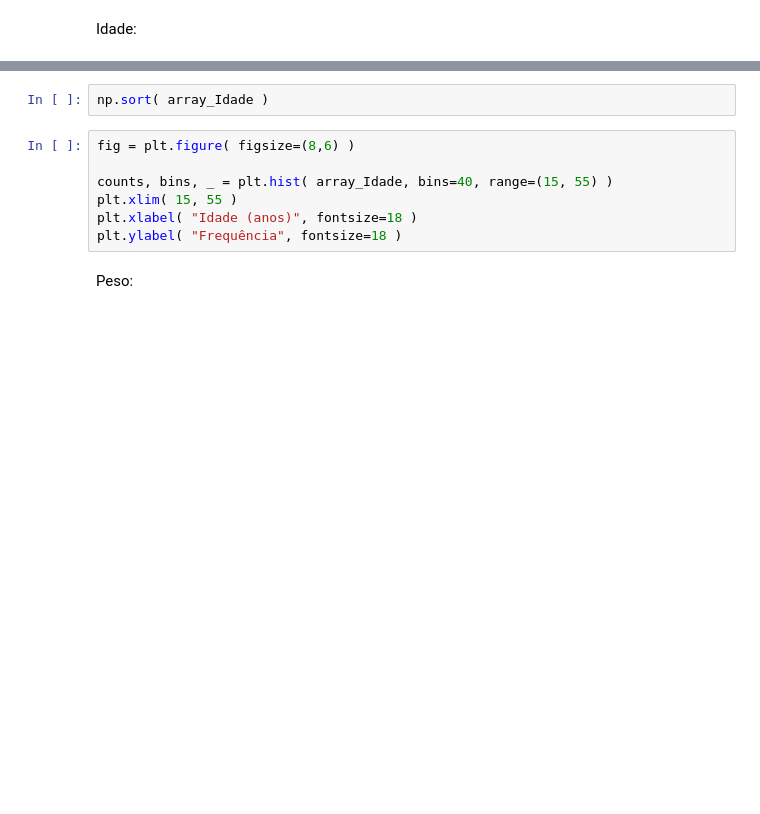
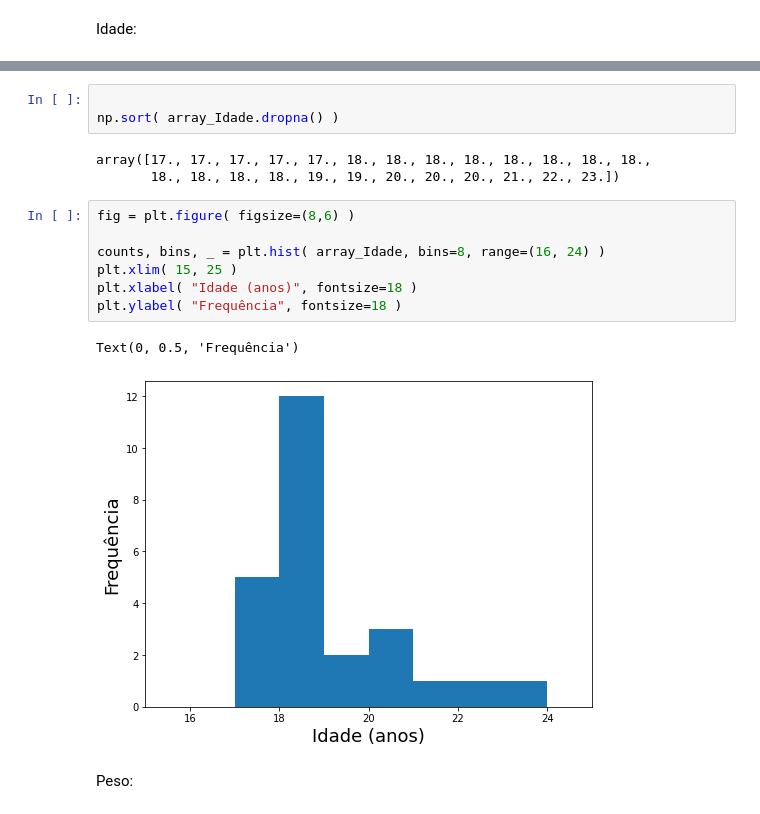
Before and after one commit to elizamelo/FisicaGeral, a Jupyter notebook: Aula01_Dados_da_Turma_2023.ipynb, the cells around one changed output, grey strips where cells are left out. Cells and saved outputs as stored; diff of their text form; blank space fills up the shorter version.

```diff
--- a/Aula01_Dados_da_Turma_2023.ipynb
+++ b/Aula01_Dados_da_Turma_2023.ipynb
@@ -68,12 +102,19 @@ np.mean( array_Idade )
 # %%
-np.sort( array_Idade )
+
+np.sort( array_Idade.dropna() )
+# %% [output]
+array([17., 17., 17., 17., 17., 18., 18., 18., 18., 18., 18., 18., 18.,
+       18., 18., 18., 18., 19., 19., 20., 20., 20., 21., 22., 23.])
 # %%
 fig = plt.figure( figsize=(8,6) )
 
-counts, bins, _ = plt.hist( array_Idade, bins=40, range=(15, 55) )
-plt.xlim( 15, 55 )
+counts, bins, _ = plt.hist( array_Idade, bins=8, range=(16, 24) )
+plt.xlim( 15, 25 )
 plt.xlabel( "Idade (anos)", fontsize=18 )
 plt.ylabel( "Frequência", fontsize=18 )
+# %% [output]
+Text(0, 0.5, 'Frequência')
+[figure, added]
 # %% [markdown]
 Peso:
 # %%
```
Also changed, not shown: parts of 43 cells of this notebook.
